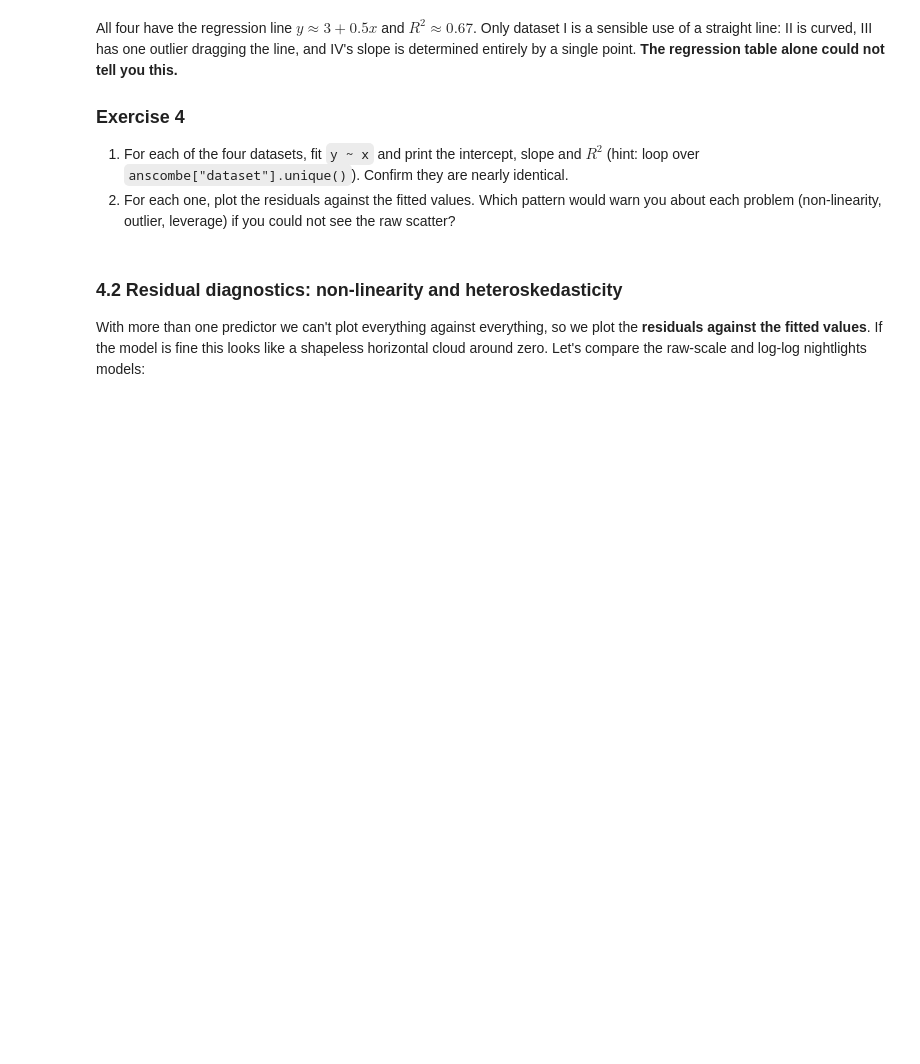
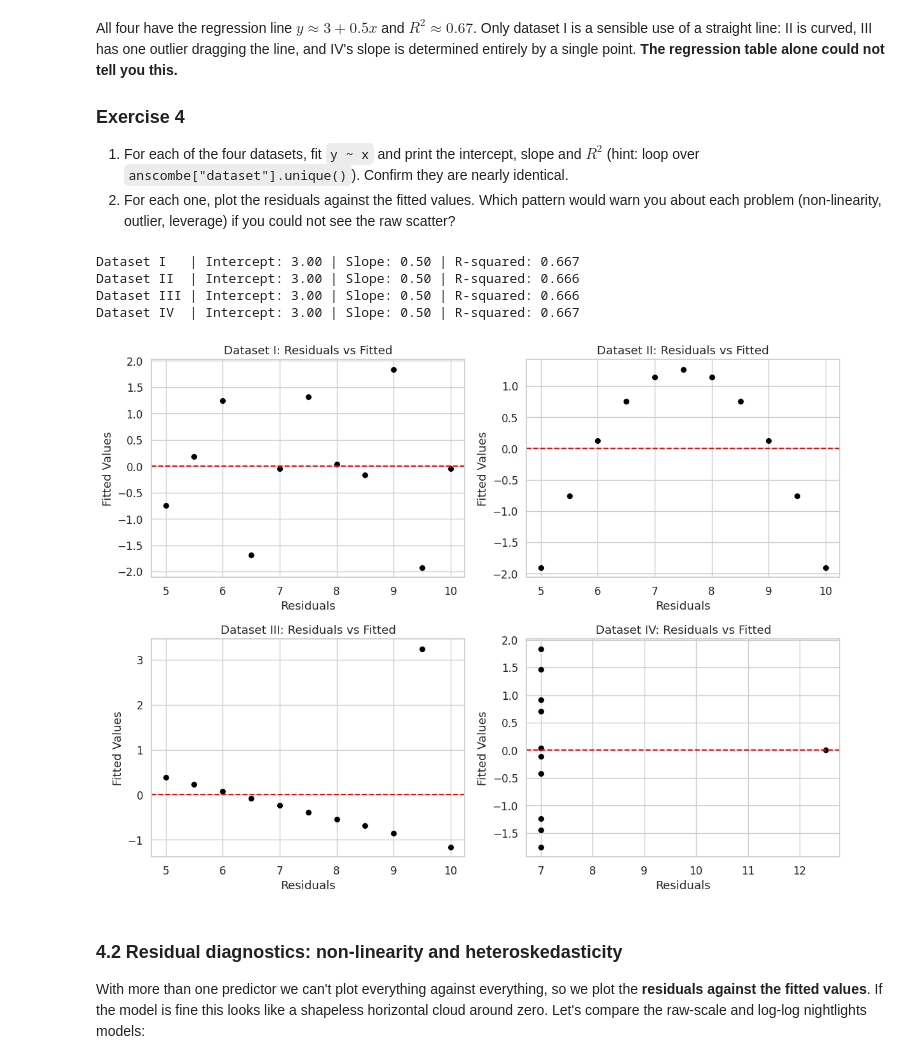
Before and after one commit to kimanag/QM2, a Jupyter notebook: notebooks/W07. Linear Regression Anastasia.ipynb, the cells around one changed output. Drawn from its saved outputs; the diff is of its cells as text; code cells hidden in the pictures; blank space fills up the shorter version.

```diff
--- a/notebooks/W07. Linear Regression Anastasia.ipynb
+++ b/notebooks/W07. Linear Regression Anastasia.ipynb
@@ -291,3 +314,21 @@ The two SEs are in the same ballpark, but the bootstrap one is somewhat larger.
 2. Bootstrap the slope of `m_raw` (1000 replications). How does the bootstrap SE compare with the analytic SE? Keep your answer -- you'll explain it in Section 4.
 # %%
 # your code here
+m_raw = smf.ols("gdp_pc ~ lights_pc", data=nl).fit()
+print(m_raw.summary().tables[1])
+print(f"slope = {m_raw.params['lights_pc']:.3f}")
+print(f"95% CI: [{m_raw.conf_int(alpha=0.05).loc['lights_pc'][0]:.3f}, {m_raw.conf_int(alpha=0.05).loc['lights_pc'][1]:.3f}]")
+print(f"analytic SE  = {m_raw.bse['lights_pc']:.4f}")
+
+# 2
+n_boot = 1000
+boot_slopes, boot_intercepts = [], []
+for i in range(n_boot):
+    sample = nl.sample(n=len(nl), replace=True, random_state=rng)
+    fit = smf.ols("gdp_pc ~ lights_pc", data=sample).fit()
+    boot_intercepts.append(fit.params["Intercept"])
+    boot_slopes.append(fit.params["lights_pc"])
+boot_slopes = np.array(boot_slopes)
+
+print(f"bootstrap SE = {boot_slopes.std(ddof=1):.4f}")
+print("bootstrap 95% CI:", np.percentile(boot_slopes, [2.5, 97.5]).round(3))
@@ -334,3 +417,32 @@ for d in anscombe["dataset"].unique():
+# %%
+# 1. Fit the regressions and print the statistics
+for d in anscombe["dataset"].unique():
+    sub = anscombe[anscombe["dataset"] == d]
+    m = smf.ols("y ~ x", data=sub).fit()
+    print(f"Dataset {d:3s} | Intercept: {m.params['Intercept']:.2f} | Slope: {m.params['x']:.2f} | R-squared: {m.rsquared:.3f}")
+
+# 2. Plot residuals vs fitted values for each dataset
+fig, axes = plt.subplots(2, 2, figsize=(12, 9))
+axes = axes.flatten()
+
+for i, d in enumerate(anscombe["dataset"].unique()):
+    sub = anscombe[anscombe["dataset"] == d]
+    m = smf.ols("y ~ x", data=sub).fit()
+
+    sns.scatterplot(x=m.fittedvalues, y=m.resid, ax=axes[i], s=50, color="black")
+    axes[i].axhline(0, color="red", linestyle="--", lw=1.5)
+    axes[i].set_title(f"Dataset {d}: Residuals vs Fitted")
+    axes[i].set_xlabel("Fitted Values")
+    axes[i].set_ylabel("Residuals")
+
+plt.tight_layout()
+plt.show()
+# %% [output]
+Dataset I   | Intercept: 3.00 | Slope: 0.50 | R-squared: 0.667
+Dataset II  | Intercept: 3.00 | Slope: 0.50 | R-squared: 0.666
+Dataset III | Intercept: 3.00 | Slope: 0.50 | R-squared: 0.666
+Dataset IV  | Intercept: 3.00 | Slope: 0.50 | R-squared: 0.667
+[figure, added]
 # %% [markdown]
 ### 4.2 Residual diagnostics: non-linearity and heteroskedasticity
 
```
Also changed, not shown: parts of 12 cells of this notebook.
